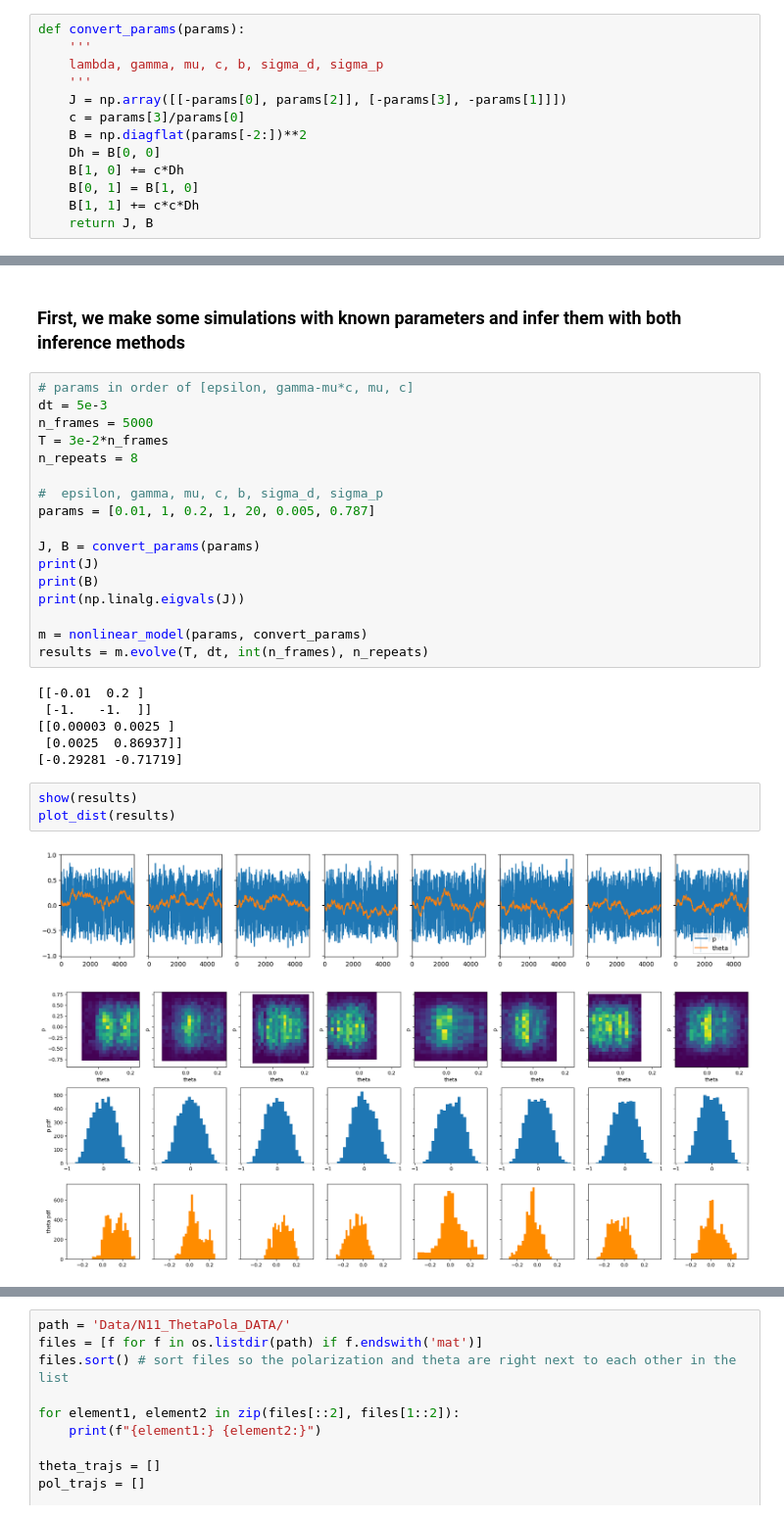
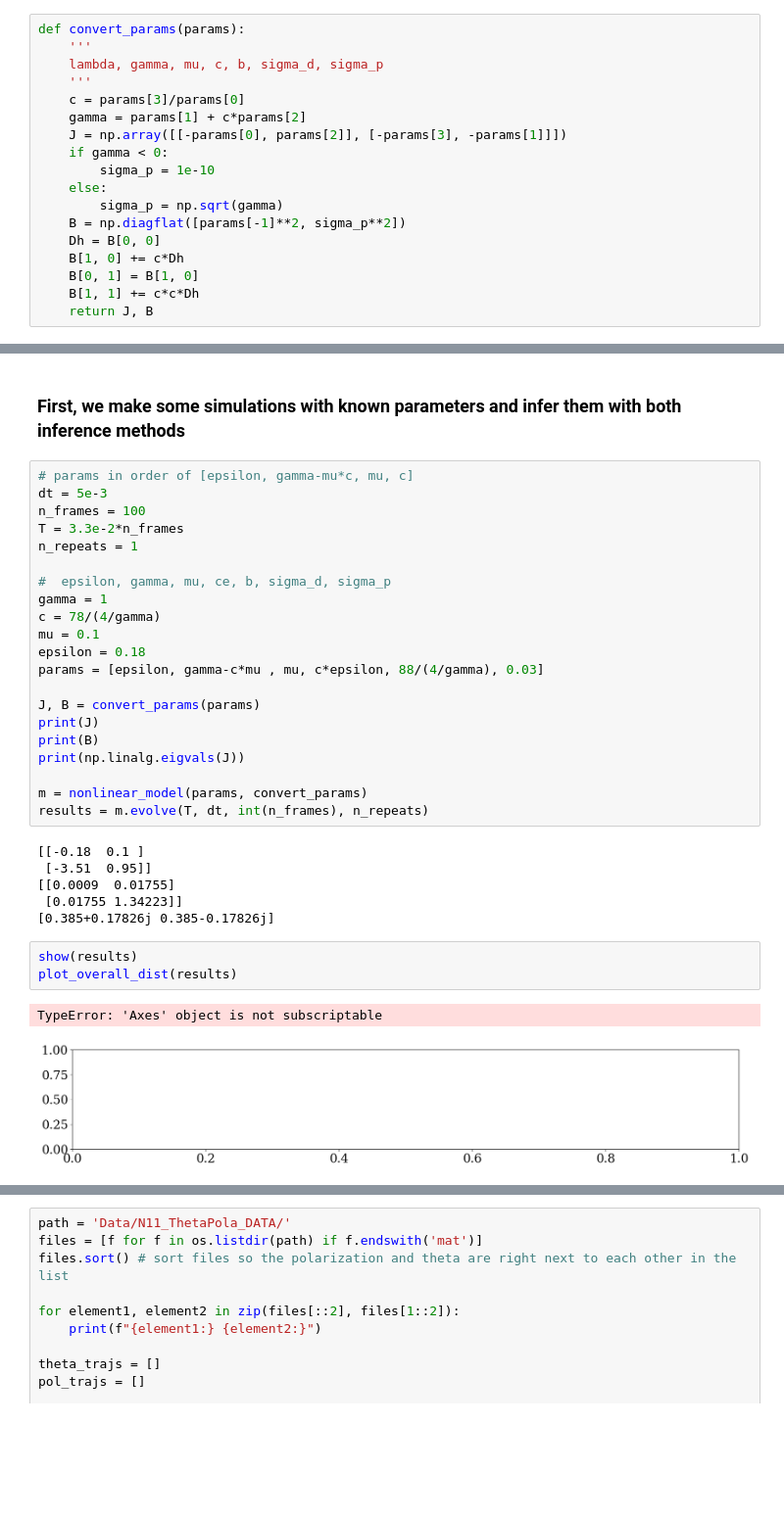
Before and after one commit to Irene-Li/ActivePoly, a Jupyter notebook: inference_nonlinear.ipynb, the cells around one changed output, grey strips where cells are left out. Shown at 98% size. Drawn from its saved outputs; the diff is of its cells as text; blank space fills up the shorter version.

```diff
--- a/inference_nonlinear.ipynb
+++ b/inference_nonlinear.ipynb
@@ -16,9 +16,14 @@ def convert_params(params):
     '''
     lambda, gamma, mu, c, b, sigma_d, sigma_p
     '''
+    c = params[3]/params[0]
+    gamma = params[1] + c*params[2]
     J = np.array([[-params[0], params[2]], [-params[3], -params[1]]])
-    c = params[3]/params[0]
-    B = np.diagflat(params[-2:])**2
+    if gamma < 0:
+        sigma_p = 1e-10
+    else:
+        sigma_p = np.sqrt(gamma)
+    B = np.diagflat([params[-1]**2, sigma_p**2])
     Dh = B[0, 0]
     B[1, 0] += c*Dh
     B[0, 1] = B[1, 0]
@@ -64,12 +69,16 @@ class nonlinear_inference(inference):
 # %%
 # params in order of [epsilon, gamma-mu*c, mu, c]
 dt = 5e-3
-n_frames = 5000
-T = 3e-2*n_frames
-n_repeats = 8
+n_frames = 100
+T = 3.3e-2*n_frames
+n_repeats = 1
 
-#  epsilon, gamma, mu, c, b, sigma_d, sigma_p
-params = [0.01, 1, 0.2, 1, 20, 0.005, 0.787]
+#  epsilon, gamma, mu, ce, b, sigma_d, sigma_p
+gamma = 1
+c = 78/(4/gamma)
+mu = 0.1
+epsilon = 0.18
+params = [epsilon, gamma-c*mu , mu, c*epsilon, 88/(4/gamma), 0.03]
 
 J, B = convert_params(params)
 print(J)
@@ -79,14 +88,14 @@ print(np.linalg.eigvals(J))
 m = nonlinear_model(params, convert_params)
 results = m.evolve(T, dt, int(n_frames), n_repeats)
 # %% [output]
-[[-0.01  0.2 ]
- [-1.   -1.  ]]
-[[0.00003 0.0025 ]
- [0.0025  0.86937]]
-[-0.29281 -0.71719]
+[[-0.18  0.1 ]
+ [-3.51  0.95]]
+[[0.0009  0.01755]
+ [0.01755 1.34223]]
+[0.385+0.17826j 0.385-0.17826j]
 # %%
 show(results)
-plot_dist(results)
+plot_overall_dist(results)
 # %% [output]
+TypeError: 'Axes' object is not subscriptable
-[figure, old version]
+[figure, new version]
-[figure, removed]
```
Also changed, not shown: parts of 14 cells of this notebook, 56 other files.
